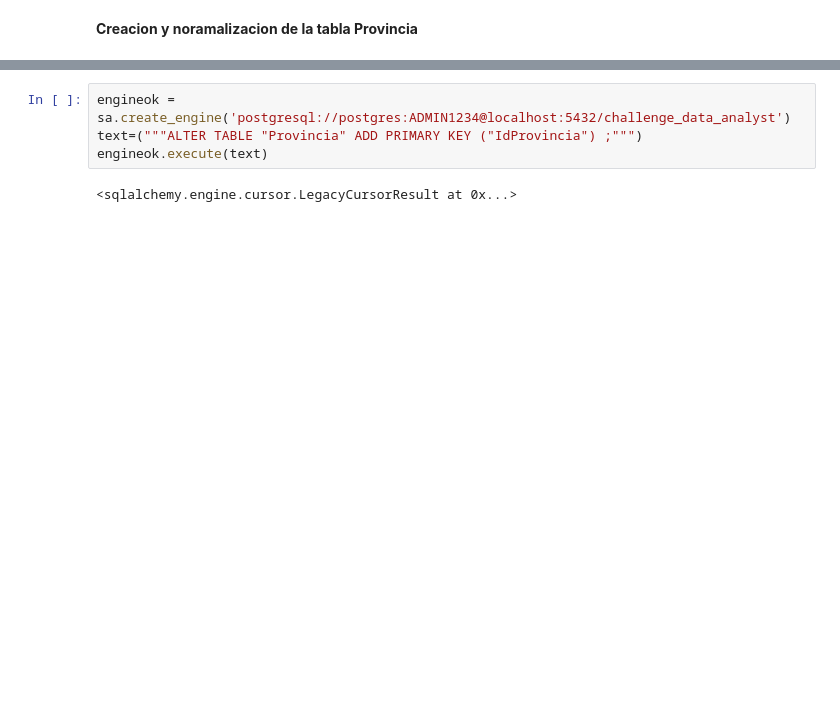
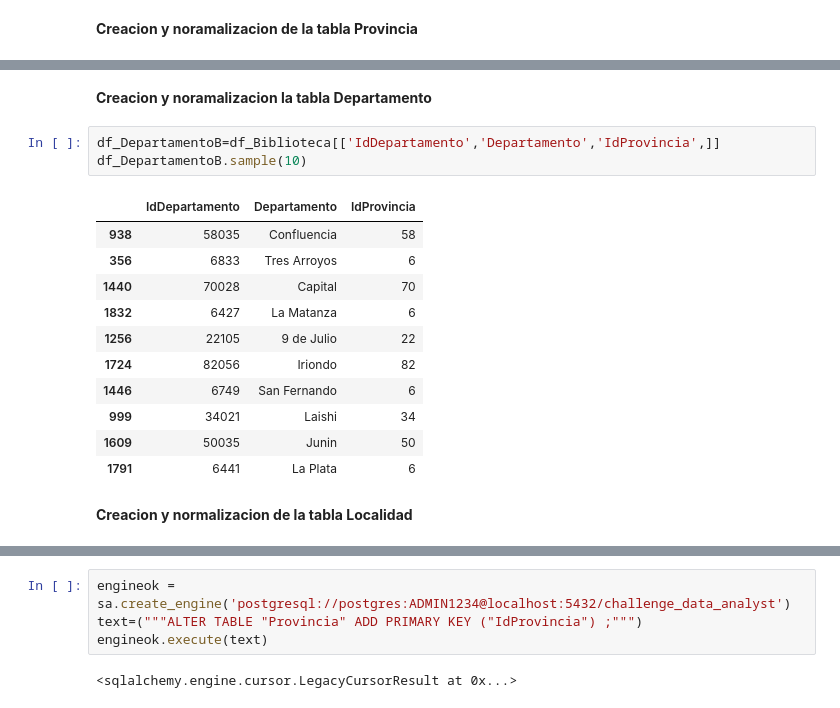
Before and after one commit to yesicadematos/Data-Analyst, a Jupyter notebook: prueba/relaciones.ipynb, the cells around one changed output, grey strips where cells are left out. Cells and saved outputs as stored; diff of their text form; blank space fills up the shorter version.

```diff
--- a/prueba/relaciones.ipynb
+++ b/prueba/relaciones.ipynb
@@ -40,0 +48,19 @@ df_Provincia.sample()
+# %% [markdown]
+**Creacion y noramalizacion la tabla Departamento**
+# %%
+df_DepartamentoB=df_Biblioteca[['IdDepartamento','Departamento','IdProvincia',]]
+df_DepartamentoB.sample(10)
+# %% [output]
+|  | IdDepartamento | Departamento | IdProvincia |
+| 938 | 58035 | Confluencia | 58 |
+| 356 | 6833 | Tres Arroyos | 6 |
+| 1440 | 70028 | Capital | 70 |
+| 1832 | 6427 | La Matanza | 6 |
+| 1256 | 22105 | 9 de Julio | 22 |
+| 1724 | 82056 | Iriondo | 82 |
+| 1446 | 6749 | San Fernando | 6 |
+| 999 | 34021 | Laishi | 34 |
+| 1609 | 50035 | Junin | 50 |
+| 1791 | 6441 | La Plata | 6 |
+# %% [markdown]
+**Creacion y normalizacion de la tabla Localidad**
```
Also changed, not shown: parts of 41 cells of this notebook, 9 other files.
